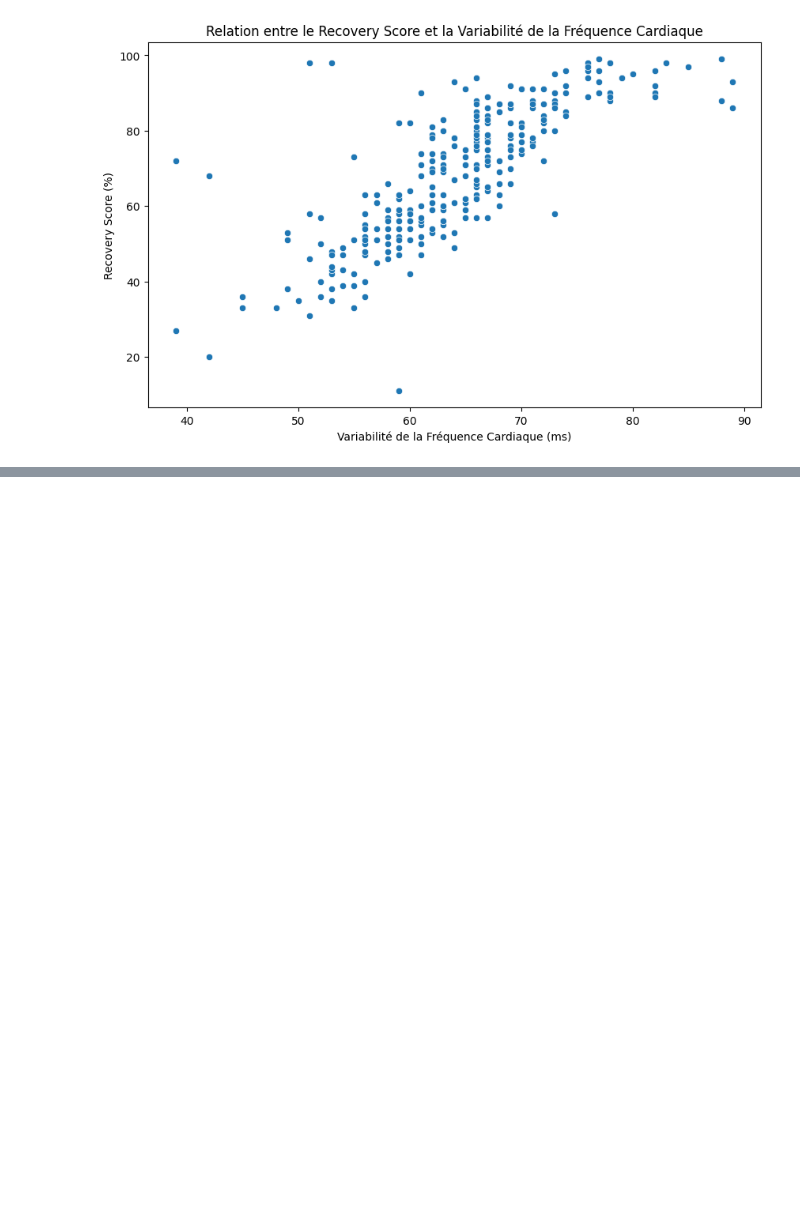
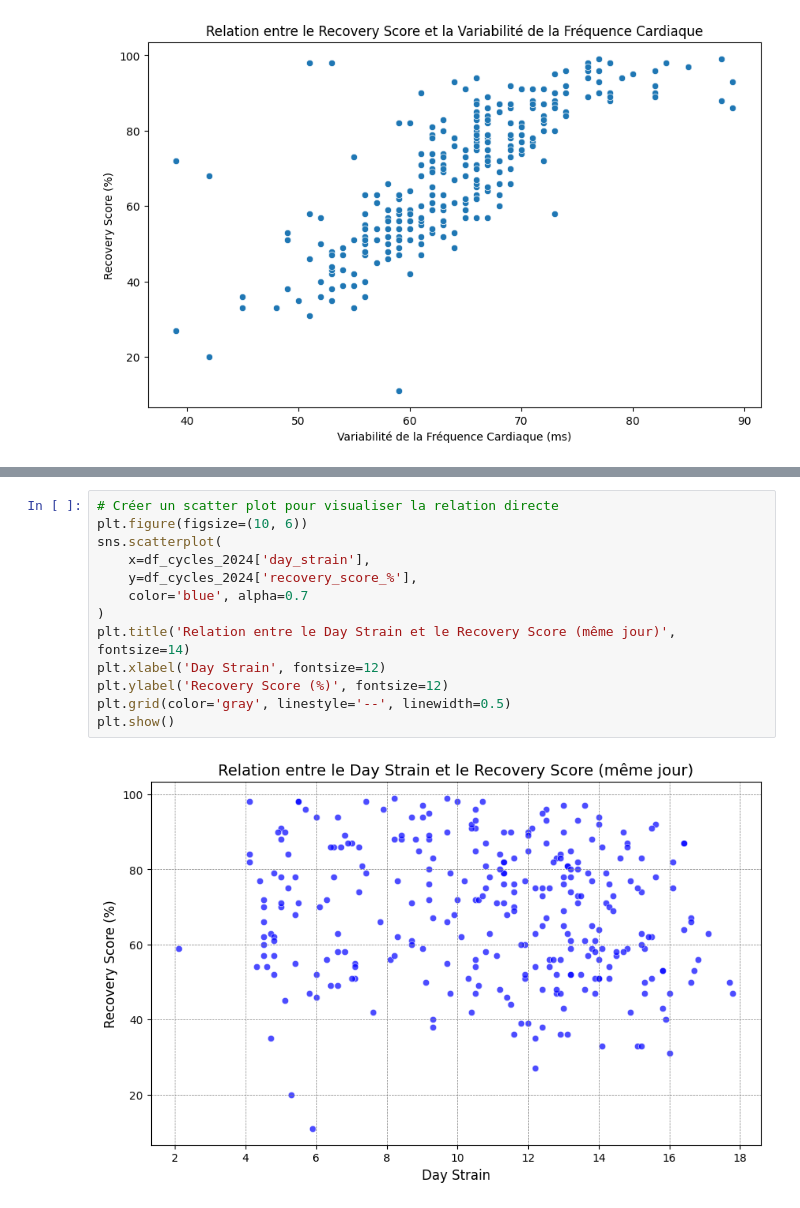
Before and after one commit to charlesdaigre/PROJECT_WHOOP, a Jupyter notebook: PROJECT_WHOOP.ipynb, the cells around one changed output, grey strips where cells are left out. Drawn from its saved outputs; the diff is of its cells as text; blank space fills up the shorter version.

```diff
--- a/PROJECT_WHOOP.ipynb
+++ b/PROJECT_WHOOP.ipynb
@@ -598,0 +717,15 @@ plt.show()
+# %%
+# Créer un scatter plot pour visualiser la relation directe
+plt.figure(figsize=(10, 6))
+sns.scatterplot(
+    x=df_cycles_2024['day_strain'],
+    y=df_cycles_2024['recovery_score_%'],
+    color='blue', alpha=0.7
+)
+plt.title('Relation entre le Day Strain et le Recovery Score (même jour)', fontsize=14)
+plt.xlabel('Day Strain', fontsize=12)
+plt.ylabel('Recovery Score (%)', fontsize=12)
+plt.grid(color='gray', linestyle='--', linewidth=0.5)
+plt.show()
+# %% [output]
+[figure, added]
```
Also changed, not shown: parts of 10 cells of this notebook.
